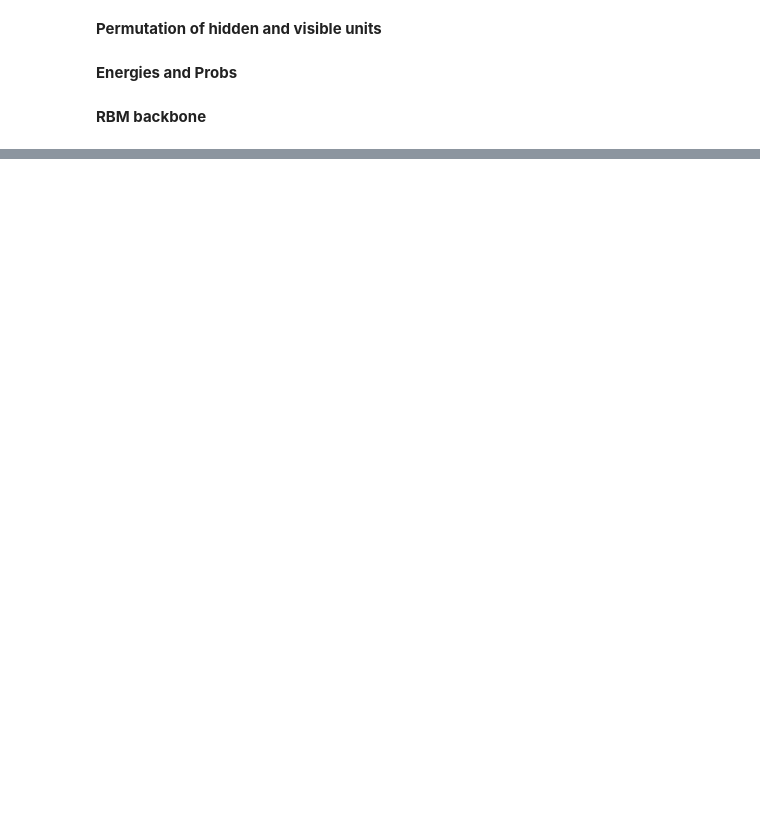
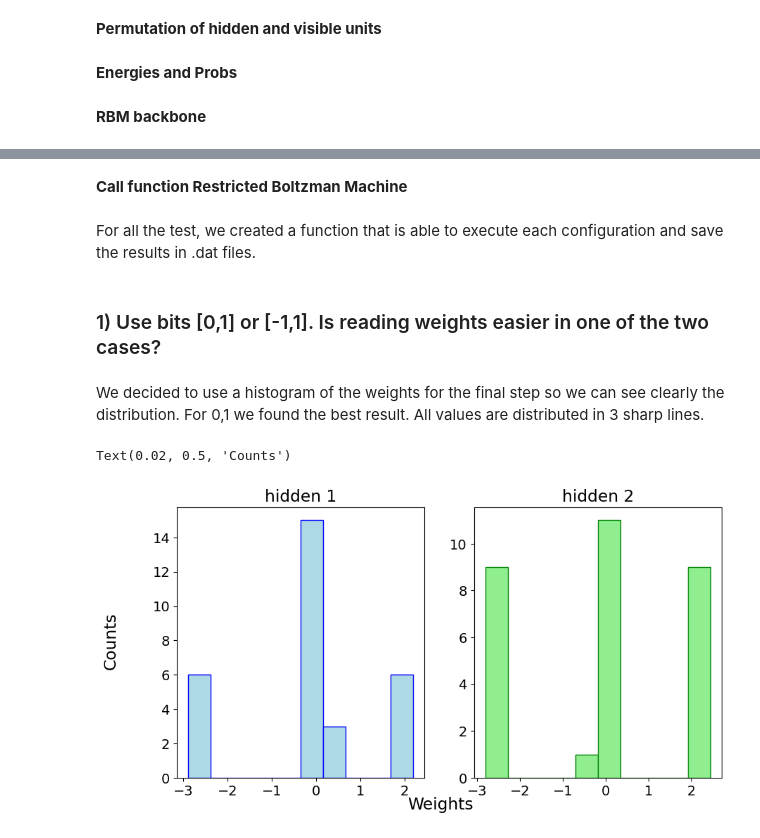
Before and after one commit to naisap/LCP_modB_exercises-project, a Jupyter notebook: group2304_exercise2.ipynb, the cells around one changed output, grey strips where cells are left out. Saved outputs shown, nothing was run; the diff lists cells and outputs as text; code cells hidden in the pictures; blank space fills up the shorter version.

```diff
--- a/group2304_exercise2.ipynb
+++ b/group2304_exercise2.ipynb
@@ -401,0 +548,4 @@ plt.plot(a)
+# %% [markdown]
+**Call function Restricted Boltzman Machine**
+# %% [markdown]
+For all the test, we created a function that is able to execute each configuration and save the results in .dat files.
@@ -401,0 +558,22 @@ plt.plot(a)
+# %% [markdown]
+### 1) Use bits [0,1] or [-1,1]. Is reading weights easier in one of the two cases?
+# %% [markdown]
+We decided to use a histogram of the weights for the final step so we can see clearly the distribution. For 0,1 we found the best result.
+All values are distributed in 3 sharp lines.
+# %%
+#Load weights for vanillaSGD at epoch=100
+weights=np.loadtxt("DATA_c_txts/DATAc_100_w_VanillaSGD_cd101.dat")
+fig, axis = plt.subplots(1, 2, figsize=(10,5))
+
+axis[0].hist(weights[:,0], color = "lightblue", ec="blue")
+axis[0].set_title("hidden 1")
+
+axis[1].hist(weights[:,1], color = "lightgreen", ec="green")
+axis[1].set_title("hidden 2")
+
+
+fig.supxlabel("Weights")
+fig.supylabel("Counts")
+# %% [output]
+Text(0.02, 0.5, 'Counts')
+[figure, added]
```
Also changed, not shown: parts of 34 cells of this notebook.
